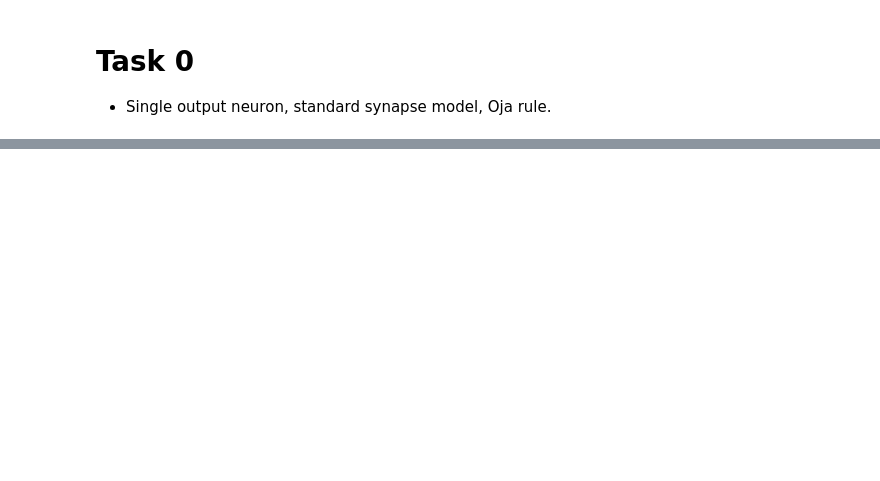
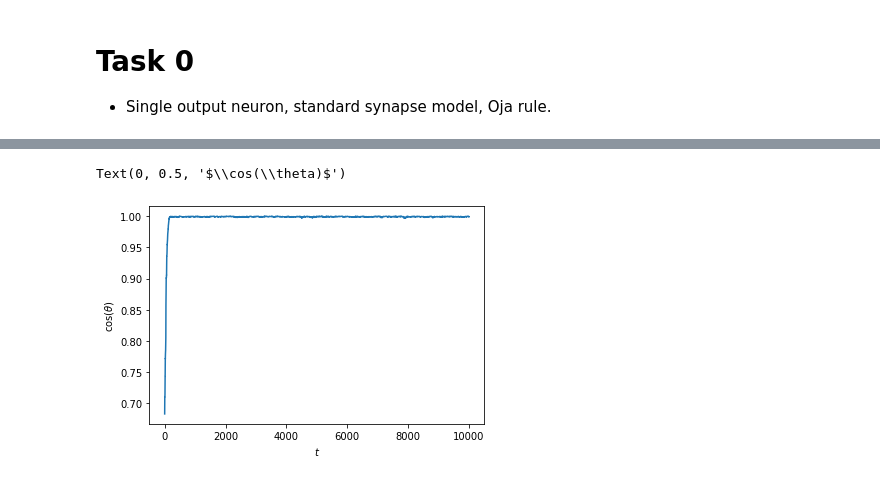
Before and after one commit to sebwyh/complex-synapse, a Jupyter notebook: task0.ipynb, the cells around one changed output, grey strips where cells are left out. Cells and saved outputs as stored; diff of their text form; code cells hidden in the pictures; blank space fills up the shorter version.

```diff
--- a/task0.ipynb
+++ b/task0.ipynb
@@ -81,0 +92,9 @@ add_arrow(trace, position=0.5*(np.max(W1) + np.min(W1)), size=30)
+# %%
+f2 = plt.figure(2)
+plt.plot(np.linspace(0,T,T), W1.squeeze()/W_norm)
+
+plt.xlabel('$t$')
+plt.ylabel('$\cos(\\theta)$')
+# %% [output]
+Text(0, 0.5, '$\\cos(\\theta)$')
+[figure, added]
```
Also changed, not shown: parts of 4 cells of this notebook, 2 other files.
